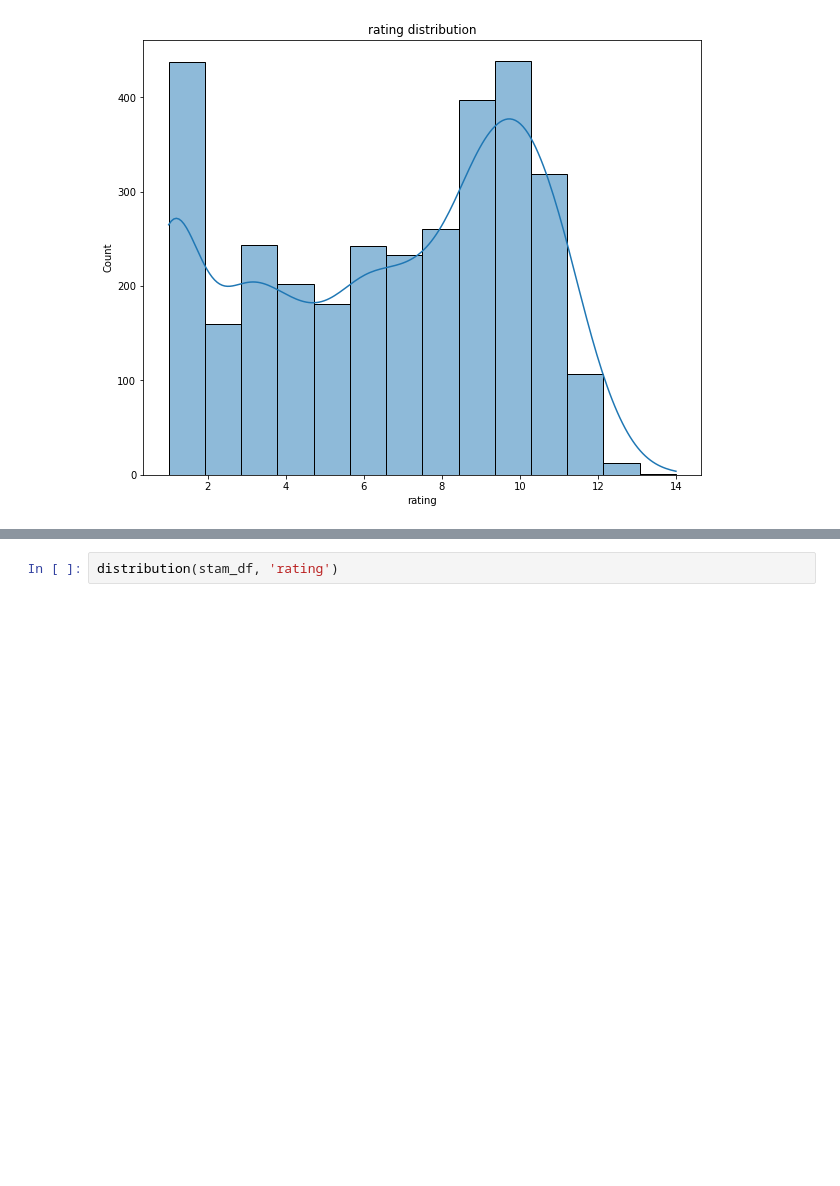
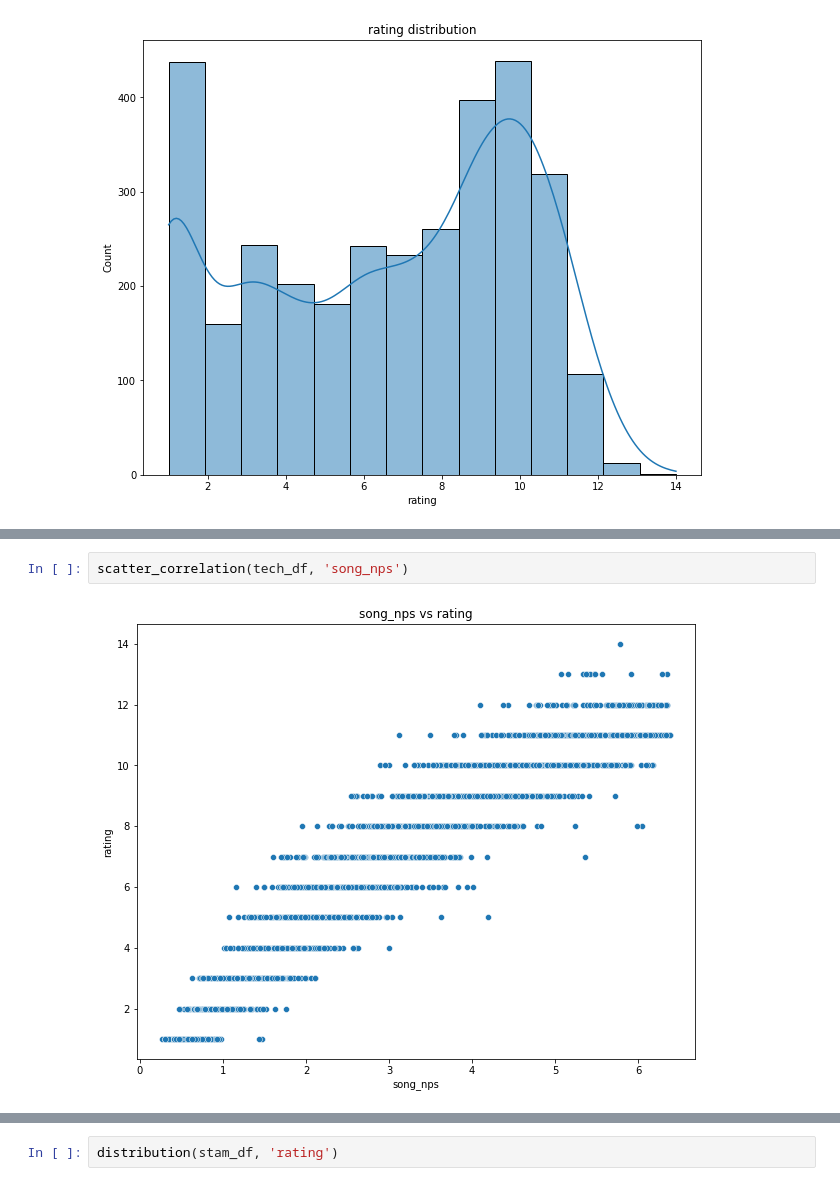
Before and after one commit to sglibova/chart-difficulty-with-machine-learning, a Jupyter notebook: final_notebook.ipynb, the cells around one changed output, grey strips where cells are left out. Drawn from its saved outputs; the diff is of its cells as text; blank space fills up the shorter version.

```diff
--- a/final_notebook.ipynb
+++ b/final_notebook.ipynb
@@ -162,0 +190,4 @@ distribution(tech_df, 'rating')
+# %%
+scatter_correlation(tech_df, 'song_nps')
+# %% [output]
+[figure, added]
```
Also changed, not shown: parts of 95 cells of this notebook, 6 other files.
